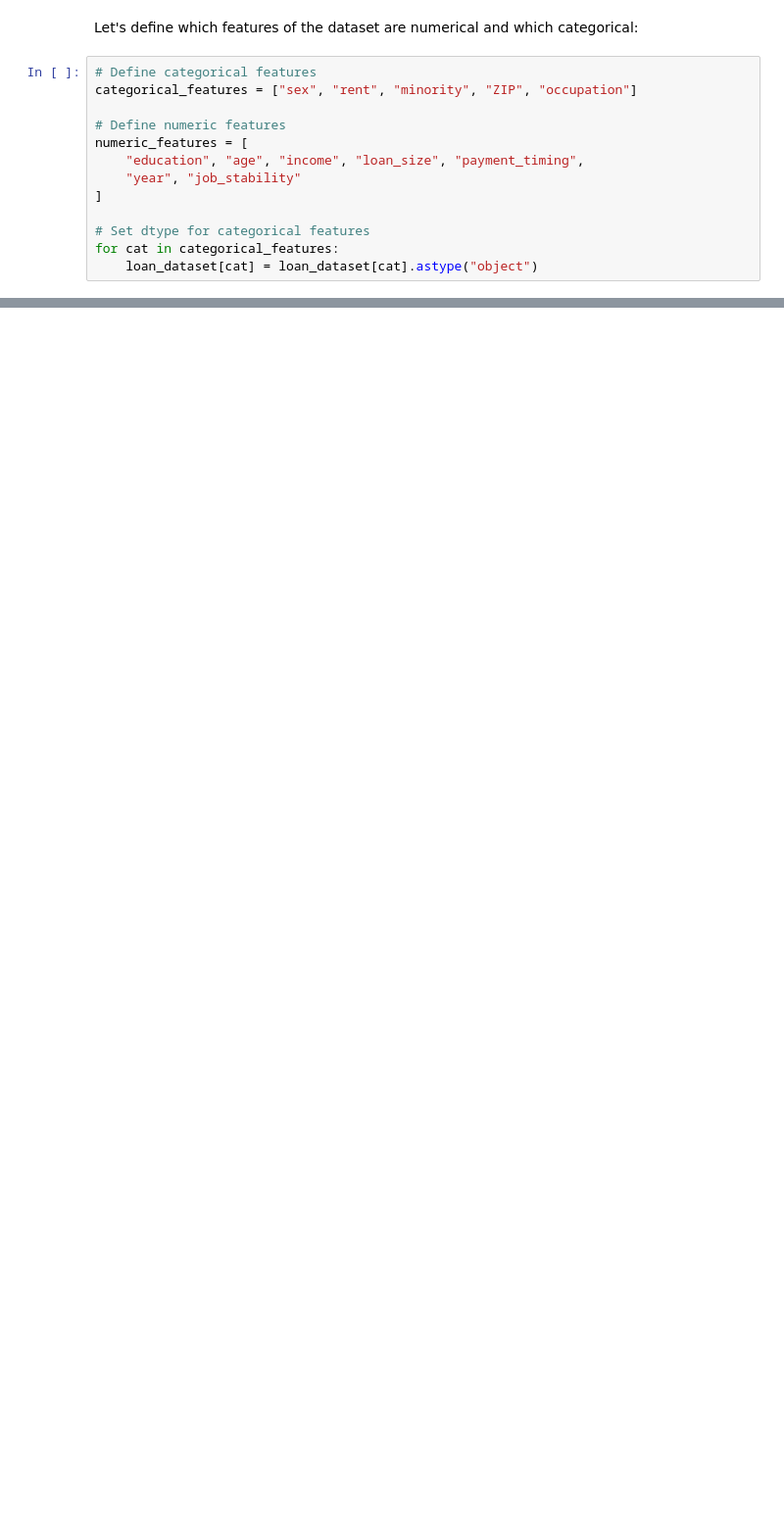
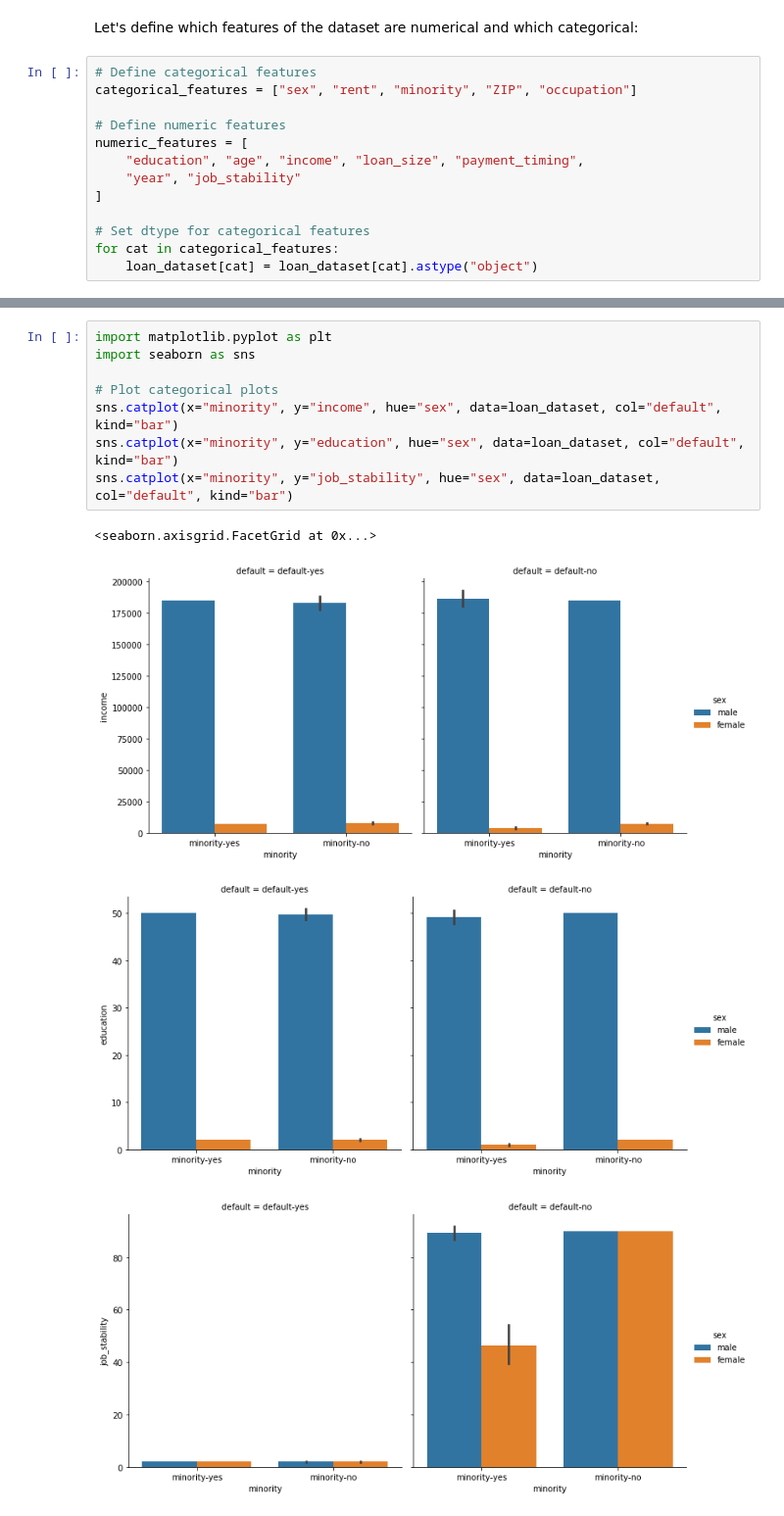
Before and after one commit to martinagvilas/brainhackers-deloitte, a Jupyter notebook: notebooks/01-data_bias.ipynb, the cells around one changed output, grey strips where cells are left out. Shown: that part at 98% size. Saved outputs shown, nothing was run; the diff lists cells and outputs as text; blank space fills up the shorter version.

```diff
--- a/notebooks/01-data_bias.ipynb
+++ b/notebooks/01-data_bias.ipynb
@@ -172,0 +126,13 @@ array([[5.00114504e-01, 4.99885496e-01, 4.99252603e-01, 7.78624874e-04,
+# %%
+import matplotlib.pyplot as plt
+import seaborn as sns
+
+# Plot categorical plots
+sns.catplot(x="minority", y="income", hue="sex", data=loan_dataset, col="default", kind="bar")
+sns.catplot(x="minority", y="education", hue="sex", data=loan_dataset, col="default", kind="bar")
+sns.catplot(x="minority", y="job_stability", hue="sex", data=loan_dataset, col="default", kind="bar")
+# %% [output]
+<seaborn.axisgrid.FacetGrid at 0x...>
+[figure, added]
+[figure, added]
+[figure, added]
```
Also changed, not shown: parts of 42 cells of this notebook, 3 other files.
